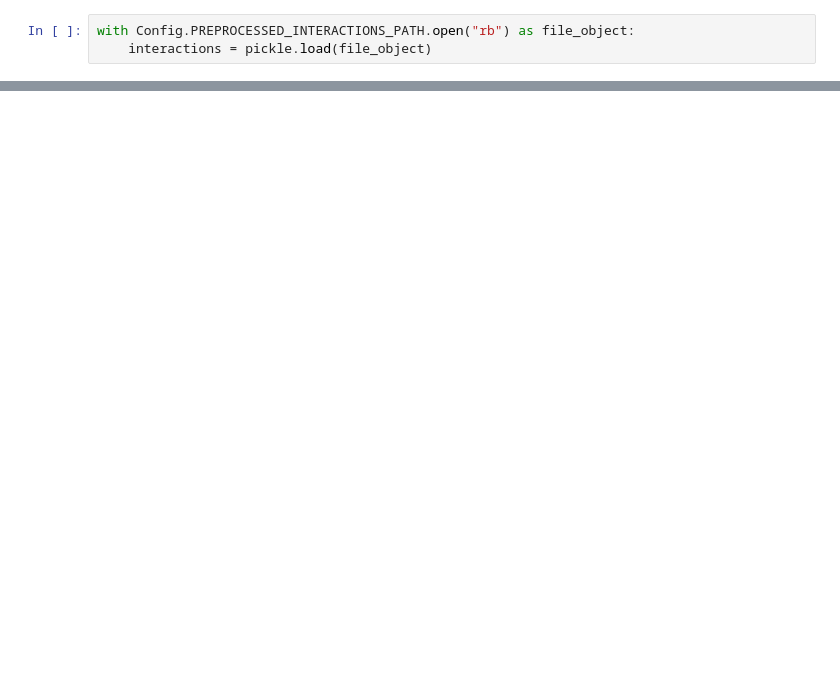
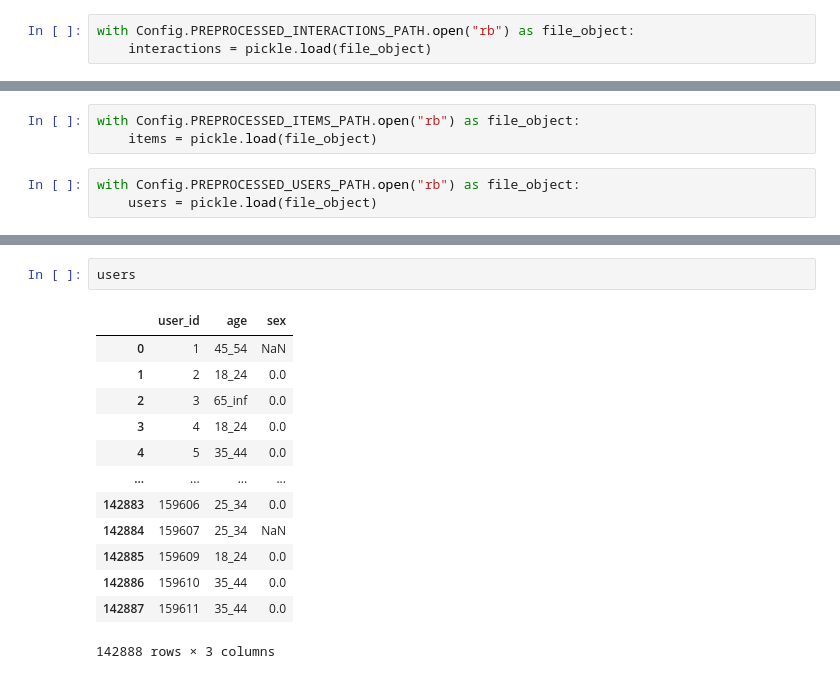
Before and after one commit to AVEitsme/MTS-recsys, a Jupyter notebook: train/LightFM.ipynb, the cells around one changed output, grey strips where cells are left out. Saved outputs shown, nothing was run; the diff lists cells and outputs as text; blank space fills up the shorter version.

```diff
--- a/train/LightFM.ipynb
+++ b/train/LightFM.ipynb
@@ -168,0 +19,6 @@ for metric_name, metric in metrics.items():
+# %%
+with Config.PREPROCESSED_ITEMS_PATH.open("rb") as file_object:
+    items = pickle.load(file_object)
+# %%
+with Config.PREPROCESSED_USERS_PATH.open("rb") as file_object:
+    users = pickle.load(file_object)
@@ -168,0 +41,16 @@ for metric_name, metric in metrics.items():
+# %%
+users
+# %% [output]
+|  | user_id | age | sex |
+| 0 | 1 | 45_54 | NaN |
+| 1 | 2 | 18_24 | 0.0 |
+| 2 | 3 | 65_inf | 0.0 |
+| 3 | 4 | 18_24 | 0.0 |
+| 4 | 5 | 35_44 | 0.0 |
+| ... | ... | ... | ... |
+| 142883 | 159606 | 25_34 | 0.0 |
+| 142884 | 159607 | 25_34 | NaN |
+| 142885 | 159609 | 18_24 | 0.0 |
+| 142886 | 159610 | 35_44 | 0.0 |
+| 142887 | 159611 | 35_44 | 0.0 |
+142888 rows × 3 columns
```
Also changed, not shown: parts of 55 cells of this notebook.
